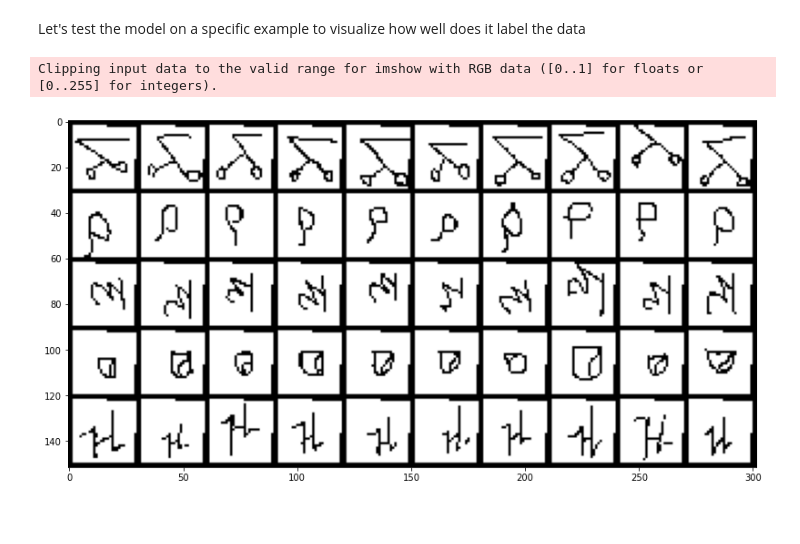
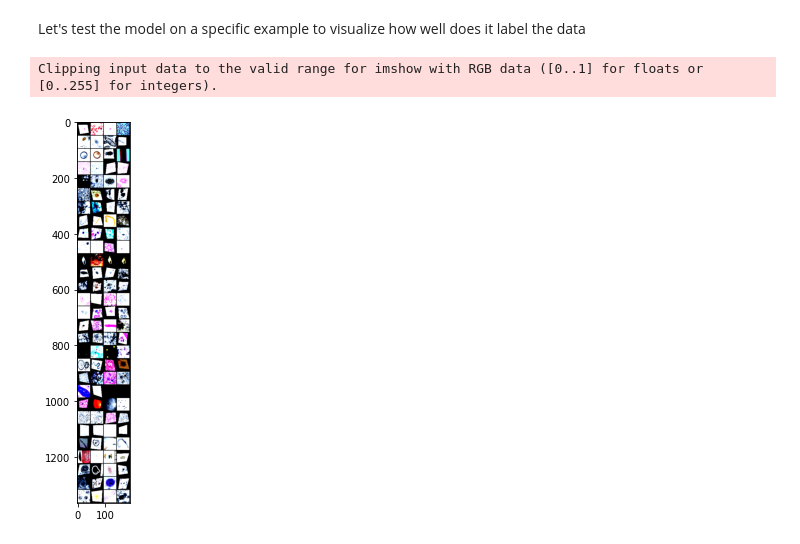
Before and after one commit to AmbiTyga/Bio-VI-BERT, a Jupyter notebook: ProtoNN.ipynb, the cells around one changed output. Drawn from its saved outputs; the diff is of its cells as text; code cells hidden in the pictures; blank space fills up the shorter version.

```diff
--- a/ProtoNN.ipynb
+++ b/ProtoNN.ipynb
@@ -58,23 +60,19 @@ for path in data['species'].unique():
 # %%
 t = []
 t.append(torchvision.transforms.Compose([
-        torchvision.transforms.Resize((224,224)),
         torchvision.transforms.GaussianBlur(5),
         torchvision.transforms.RandomPerspective(p=1)]))
 
 t.append(torchvision.transforms.Compose([
-        torchvision.transforms.Resize((224,224)),
         torchvision.transforms.GaussianBlur(5),
         torchvision.transforms.RandomVerticalFlip(p=1)]))
 
 
 t.append(torchvision.transforms.Compose([
-        torchvision.transforms.Resize((224,224)),
         torchvision.transforms.Grayscale(3),
         torchvision.transforms.RandomVerticalFlip(p=1)]))
 
 t.append(torchvision.transforms.Compose([
-        torchvision.transforms.Resize((224,224)),
         torchvision.transforms.Grayscale(3),
         torchvision.transforms.RandomPerspective(p=1)]))
 # %%
@@ -208,7 +210,8 @@ train_data, val_data = train_test_split(data,test_size = 0.25, stratify = data['
 transform = torchvision.transforms.Compose([
                                             torchvision.transforms.Resize((224,224)),
                                             torchvision.transforms.ToTensor(),
-                                            torchvision.transforms.Normalize([0.485, 0.456, 0.406], [0.229, 0.224, 0.225])
+                                            torchvision.transforms.Normalize([0.485, 0.456, 0.406], [0.229, 0.224, 0.225]),
+                                            torchvision.transforms.Resize((45,45))
 ])
 # %%
 def extract_sample(n_way, n_support, n_query, data):
@@ -501,14 +515,12 @@ def test(model, test_x, test_y, n_way, n_support, n_query, test_episode):
   avg_acc = running_acc / test_episode
   print('Test results -- Loss: {:.4f} Acc: {:.4f}'.format(avg_loss, avg_acc))
 # %%
-n_way = 5
-n_support = 5
-n_query = 5
+n_way = 10
+n_support = 3
+n_query = 1
 
-test_x = testx
-test_y = testy
 
 test_episode = 1000
 
-test(model, test_x, test_y, n_way, n_support, n_query, test_episode)
+test(model, val_data, n_way, n_support, n_query, test_episode)
 # %% [output]
@@ -518,11 +530,11 @@ Test results -- Loss: 0.0112 Acc: 0.9975
 # %% [markdown]
 Let's test the model on a specific example to visualize how well does it label the data
 # %%
-my_sample = extract_sample(n_way, n_support, n_query, test_x, test_y)
+my_sample = extract_sample(n_way, n_support, n_query, val_data)
 display_sample(my_sample['images'])
 # %% [output]
 Clipping input data to the valid range for imshow with RGB data ([0..1] for floats or [0..255] for integers).
-[figure, old version]
+[figure, new version]
 # %%
 my_loss, my_output = model.set_forward_loss(my_sample)
 # %%
```
Also changed, not shown: parts of 12 cells of this notebook.
